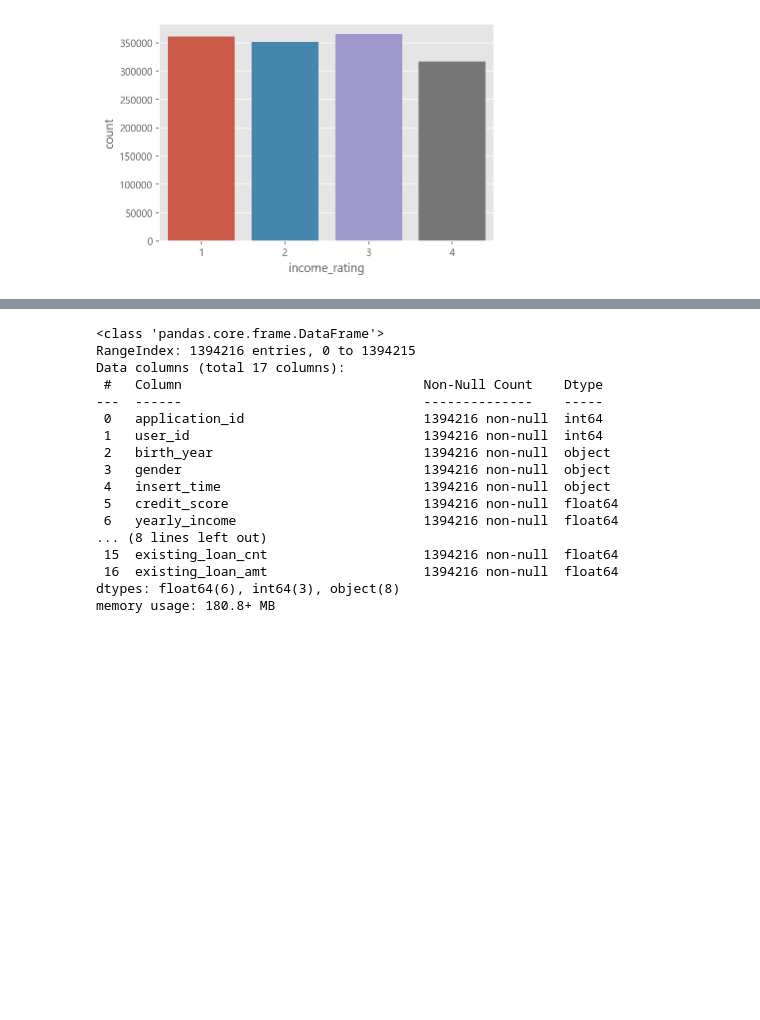
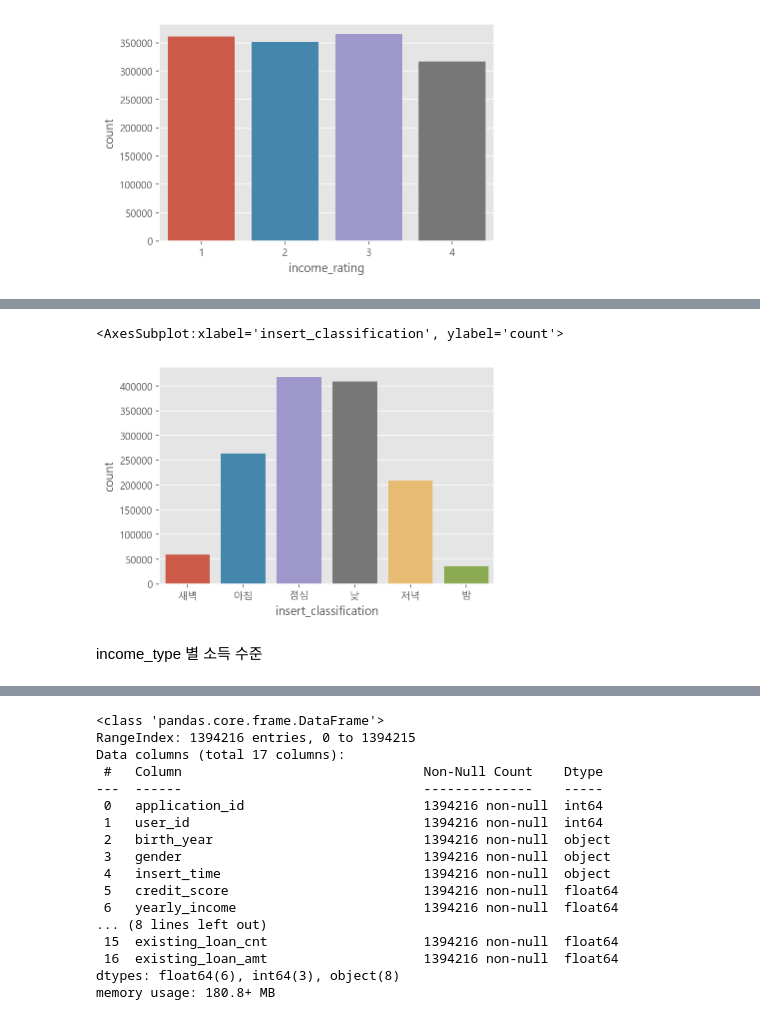
Before and after one commit to Chanjinee/BigContest2022, a Jupyter notebook: src/feature_engineering_song.ipynb, the cells around one changed output, grey strips where cells are left out. Cells and saved outputs as stored; diff of their text form; code cells hidden in the pictures; blank space fills up the shorter version.

```diff
--- a/src/feature_engineering_song.ipynb
+++ b/src/feature_engineering_song.ipynb
@@ -356,0 +366,16 @@ user[user['user_id'] == 118218]
+# %%
+def insert_classification(x):
+    if 2 <= x <= 5:
+        return "새벽"
+    elif x <= 9:
+        return "아침"
+    elif x <= 13:
+        return "점심"
+    elif x <= 18:
+        return "낮"
+    elif x <= 22:
+        return "저녁"
+    else:
+        return "밤"
+
+user['insert_classification'] = user['insert_time'].dt.hour.apply(insert_classification)
@@ -356,0 +398,7 @@ user[user['user_id'] == 118218]
+# %%
+sns.countplot(user['insert_classification'], order = ['새벽', '아침', '점심','낮','저녁','밤'])
+# %% [output]
+<AxesSubplot:xlabel='insert_classification', ylabel='count'>
+[figure, added]
+# %% [markdown]
+income_type 별 소득 수준
```
Also changed, not shown: parts of 68 cells of this notebook.
